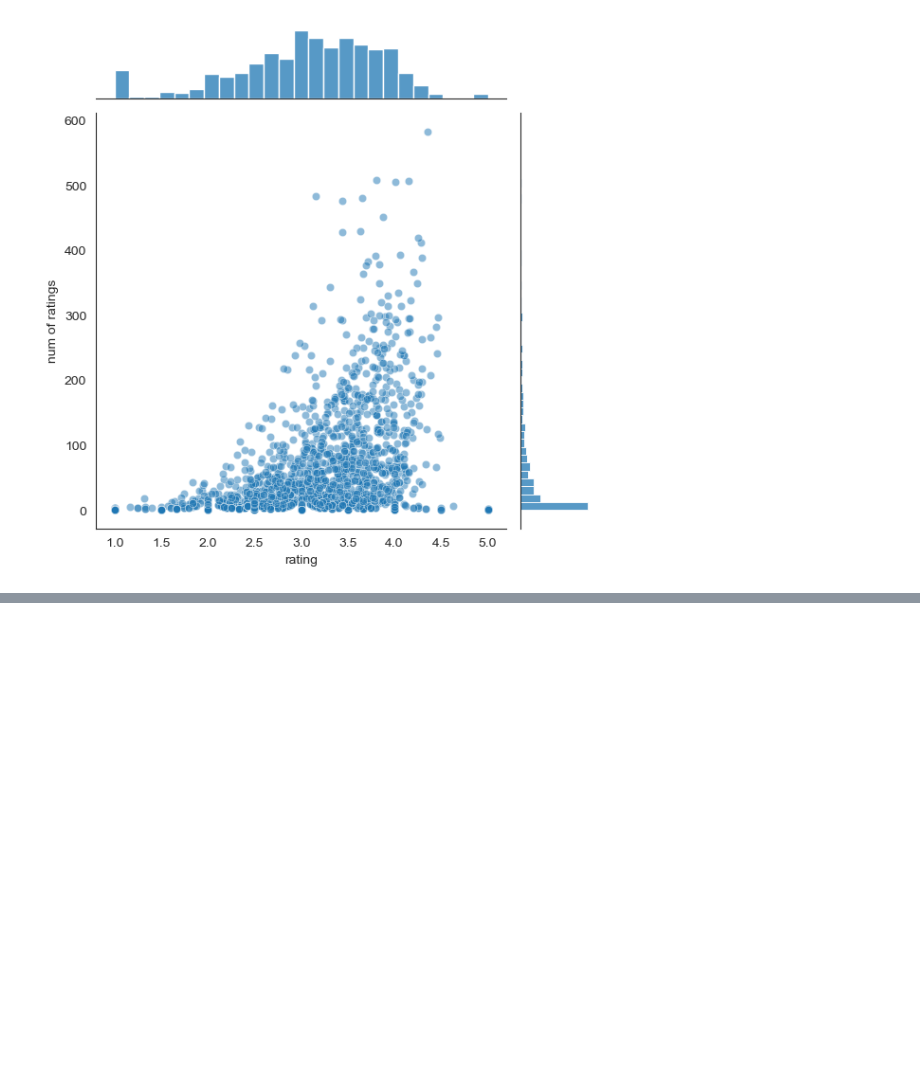
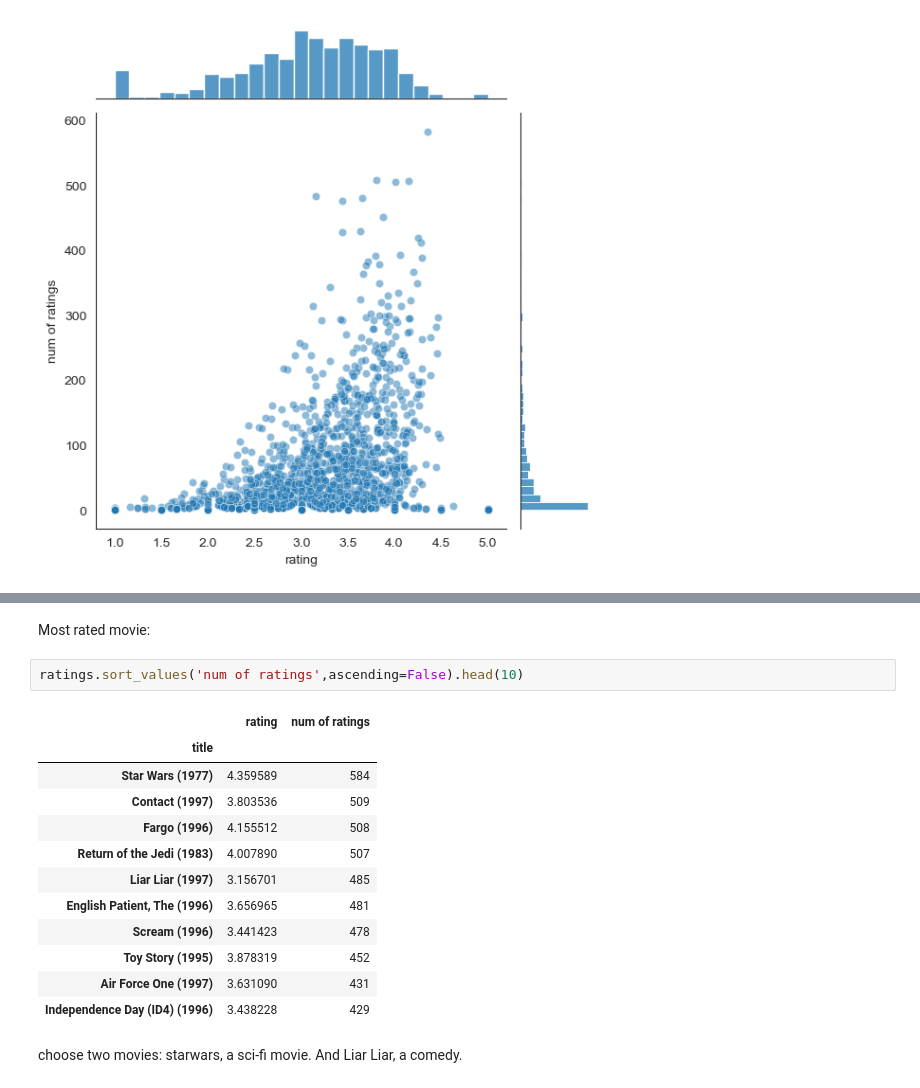
Before and after one commit to ridelsam/DataScience-ML, a Jupyter notebook: 16RecommenderSystems/recommender-system.ipynb, the cells around one changed output, grey strips where cells are left out. Saved outputs shown, nothing was run; the diff lists cells and outputs as text; blank space fills up the shorter version.

```diff
--- a/16RecommenderSystems/recommender-system.ipynb
+++ b/16RecommenderSystems/recommender-system.ipynb
@@ -112,0 +127,19 @@ sns.jointplot(x='rating',y='num of ratings',data=ratings,alpha=0.5)
+# %% [markdown]
+Most rated movie:
+# %%
+ratings.sort_values('num of ratings',ascending=False).head(10)
+# %% [output]
+|  | rating | num of ratings |
+| title |  |  |
+| Star Wars (1977) | 4.359589 | 584 |
+| Contact (1997) | 3.803536 | 509 |
+| Fargo (1996) | 4.155512 | 508 |
+| Return of the Jedi (1983) | 4.007890 | 507 |
+| Liar Liar (1997) | 3.156701 | 485 |
+| English Patient, The (1996) | 3.656965 | 481 |
+| Scream (1996) | 3.441423 | 478 |
+| Toy Story (1995) | 3.878319 | 452 |
+| Air Force One (1997) | 3.631090 | 431 |
+| Independence Day (ID4) (1996) | 3.438228 | 429 |
+# %% [markdown]
+choose two movies: starwars, a sci-fi movie. And Liar Liar, a comedy.
```
Also changed, not shown: parts of 10 cells of this notebook.
